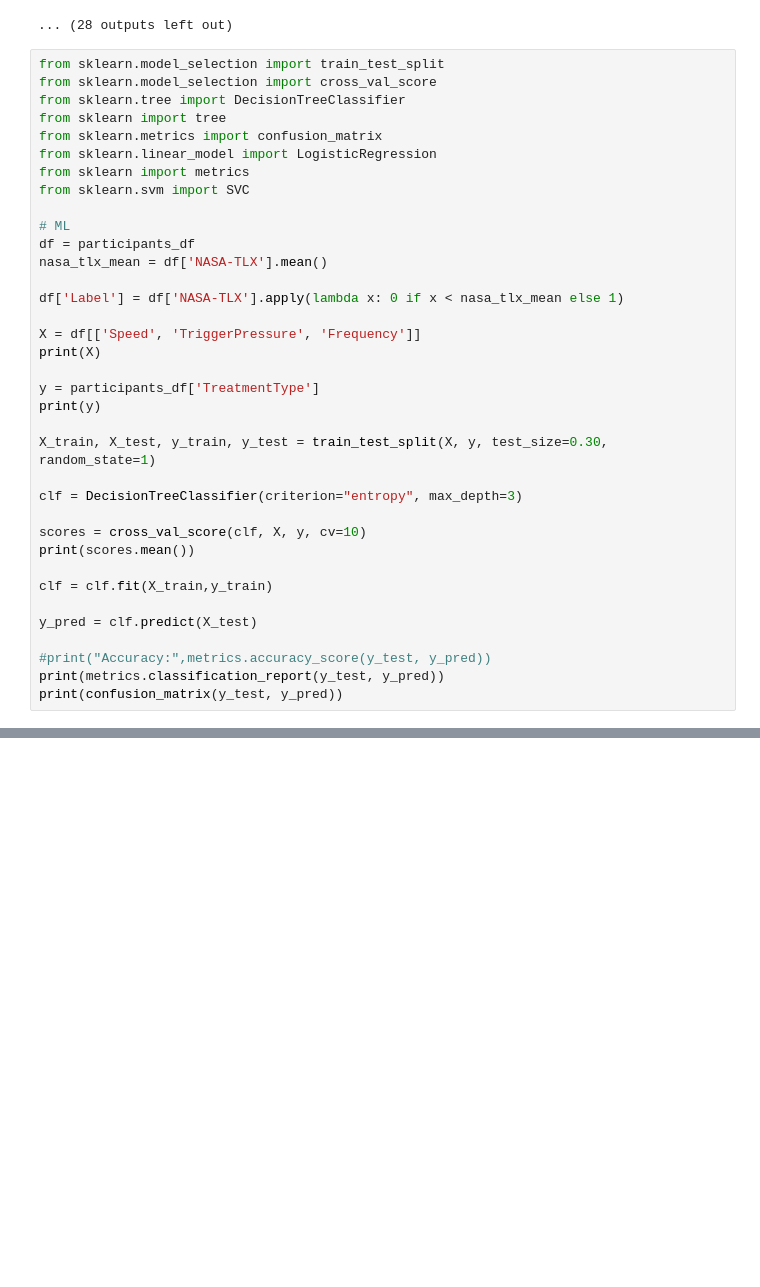
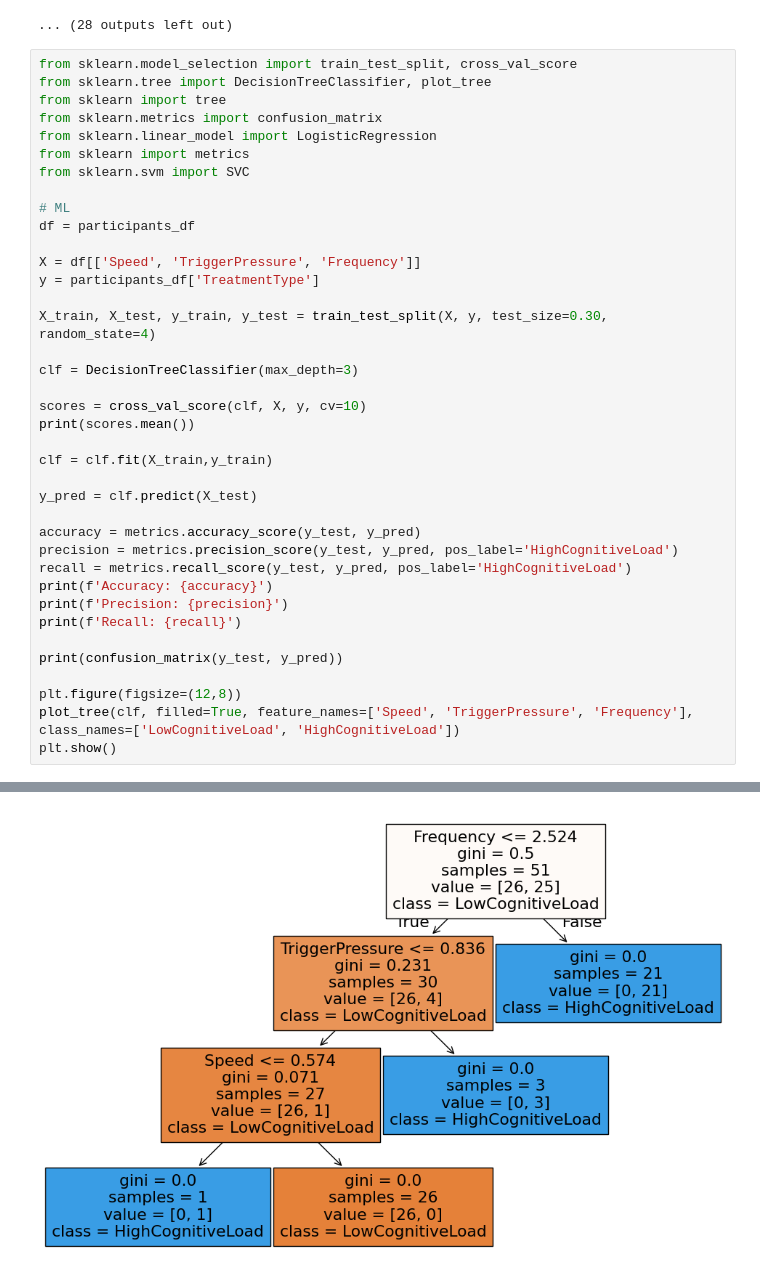
Before and after one commit to benjaminspringer98/master-thesis, a Jupyter notebook: MainExperiment.ipynb, the cells around one changed output, grey strips where cells are left out. Drawn from its saved outputs; the diff is of its cells as text; blank space fills up the shorter version.

```diff
--- a/MainExperiment.ipynb
+++ b/MainExperiment.ipynb
@@ -797,9 +797,8 @@ Performance
 [figure]
 ... (28 outputs left out)
 # %%
-from sklearn.model_selection import train_test_split
-from sklearn.model_selection import cross_val_score
-from sklearn.tree import DecisionTreeClassifier
+from sklearn.model_selection import train_test_split, cross_val_score
+from sklearn.tree import DecisionTreeClassifier, plot_tree
 from sklearn import tree
 from sklearn.metrics import confusion_matrix
 from sklearn.linear_model import LogisticRegression
@@ -808,19 +807,13 @@ from sklearn.svm import SVC
 
 # ML
 df = participants_df
-nasa_tlx_mean = df['NASA-TLX'].mean()
-
-df['Label'] = df['NASA-TLX'].apply(lambda x: 0 if x < nasa_tlx_mean else 1)
 
 X = df[['Speed', 'TriggerPressure', 'Frequency']]
-print(X)
+y = participants_df['TreatmentType']
 
-y = participants_df['TreatmentType']
-print(y)
+X_train, X_test, y_train, y_test = train_test_split(X, y, test_size=0.30, random_state=4)
 
-X_train, X_test, y_train, y_test = train_test_split(X, y, test_size=0.30, random_state=1)
-
-clf = DecisionTreeClassifier(criterion="entropy", max_depth=3)
+clf = DecisionTreeClassifier(max_depth=3)
 
 scores = cross_val_score(clf, X, y, cv=10)
 print(scores.mean())
@@ -829,7 +822,16 @@ clf = clf.fit(X_train,y_train)
 
 y_pred = clf.predict(X_test)
 
-#print("Accuracy:",metrics.accuracy_score(y_test, y_pred))
-print(metrics.classification_report(y_test, y_pred))
+accuracy = metrics.accuracy_score(y_test, y_pred)
+precision = metrics.precision_score(y_test, y_pred, pos_label='HighCognitiveLoad')
+recall = metrics.recall_score(y_test, y_pred, pos_label='HighCognitiveLoad')
+print(f'Accuracy: {accuracy}')
+print(f'Precision: {precision}')
+print(f'Recall: {recall}')
+
 print(confusion_matrix(y_test, y_pred))
+
+plt.figure(figsize=(12,8))
+plot_tree(clf, filled=True, feature_names=['Speed', 'TriggerPressure', 'Frequency'], class_names=['LowCognitiveLoad', 'HighCognitiveLoad'])
+plt.show()
 # %% [output]
@@ -852,0 +844 @@ print(confusion_matrix(y_test, y_pred))
+[figure, added]
```
Also changed, not shown: parts of 3 cells of this notebook.
